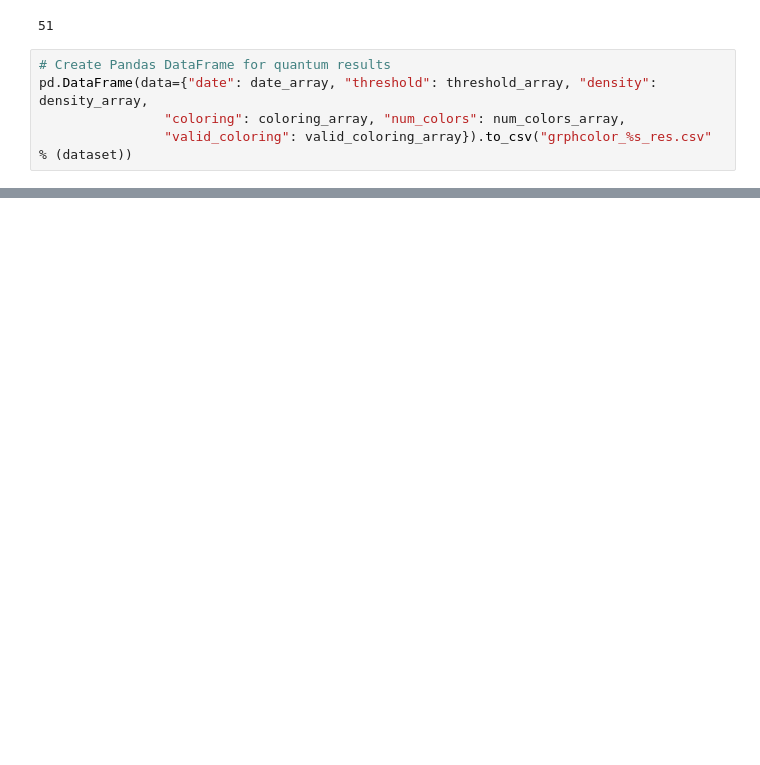
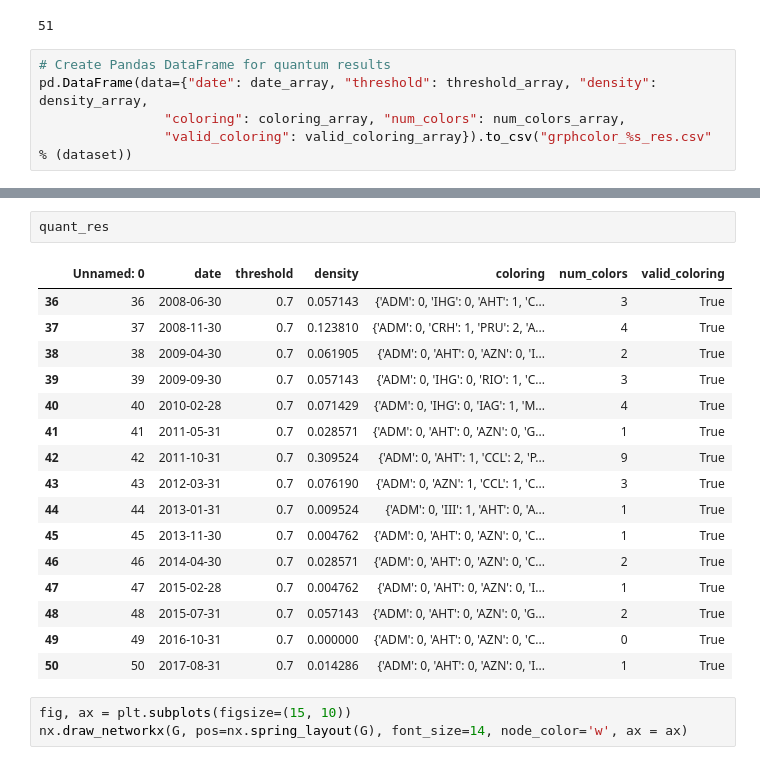
Before and after one commit to angadkalra/QuantumComputingProject, a Jupyter notebook: GraphColor/GCExperiments.ipynb, the cells around one changed output, grey strips where cells are left out. Drawn from its saved outputs; the diff is of its cells as text; blank space fills up the shorter version.

```diff
--- a/GraphColor/GCExperiments.ipynb
+++ b/GraphColor/GCExperiments.ipynb
@@ -207,0 +250,22 @@ pd.DataFrame(data={"date": date_array, "threshold": threshold_array, "density":
+# %%
+quant_res
+# %% [output]
+|  | Unnamed: 0 | date | threshold | density | coloring | num_colors | valid_coloring |
+| 36 | 36 | 2008-06-30 | 0.7 | 0.057143 | {'ADM': 0, 'IHG': 0, 'AHT': 1, 'C... | 3 | True |
+| 37 | 37 | 2008-11-30 | 0.7 | 0.123810 | {'ADM': 0, 'CRH': 1, 'PRU': 2, 'A... | 4 | True |
+| 38 | 38 | 2009-04-30 | 0.7 | 0.061905 | {'ADM': 0, 'AHT': 0, 'AZN': 0, 'I... | 2 | True |
+| 39 | 39 | 2009-09-30 | 0.7 | 0.057143 | {'ADM': 0, 'IHG': 0, 'RIO': 1, 'C... | 3 | True |
+| 40 | 40 | 2010-02-28 | 0.7 | 0.071429 | {'ADM': 0, 'IHG': 0, 'IAG': 1, 'M... | 4 | True |
+| 41 | 41 | 2011-05-31 | 0.7 | 0.028571 | {'ADM': 0, 'AHT': 0, 'AZN': 0, 'G... | 1 | True |
+| 42 | 42 | 2011-10-31 | 0.7 | 0.309524 | {'ADM': 0, 'AHT': 1, 'CCL': 2, 'P... | 9 | True |
+| 43 | 43 | 2012-03-31 | 0.7 | 0.076190 | {'ADM': 0, 'AZN': 1, 'CCL': 1, 'C... | 3 | True |
+| 44 | 44 | 2013-01-31 | 0.7 | 0.009524 | {'ADM': 0, 'III': 1, 'AHT': 0, 'A... | 1 | True |
+| 45 | 45 | 2013-11-30 | 0.7 | 0.004762 | {'ADM': 0, 'AHT': 0, 'AZN': 0, 'C... | 1 | True |
+| 46 | 46 | 2014-04-30 | 0.7 | 0.028571 | {'ADM': 0, 'AHT': 0, 'AZN': 0, 'C... | 2 | True |
+| 47 | 47 | 2015-02-28 | 0.7 | 0.004762 | {'ADM': 0, 'AHT': 0, 'AZN': 0, 'I... | 1 | True |
+| 48 | 48 | 2015-07-31 | 0.7 | 0.057143 | {'ADM': 0, 'AHT': 0, 'AZN': 0, 'G... | 2 | True |
+| 49 | 49 | 2016-10-31 | 0.7 | 0.000000 | {'ADM': 0, 'AHT': 0, 'AZN': 0, 'C... | 0 | True |
+| 50 | 50 | 2017-08-31 | 0.7 | 0.014286 | {'ADM': 0, 'AHT': 0, 'AZN': 0, 'I... | 1 | True |
+# %%
+fig, ax = plt.subplots(figsize=(15, 10))
+nx.draw_networkx(G, pos=nx.spring_layout(G), font_size=14, node_color='w', ax = ax)
```
Also changed, not shown: parts of 12 cells of this notebook, 1 other file.
